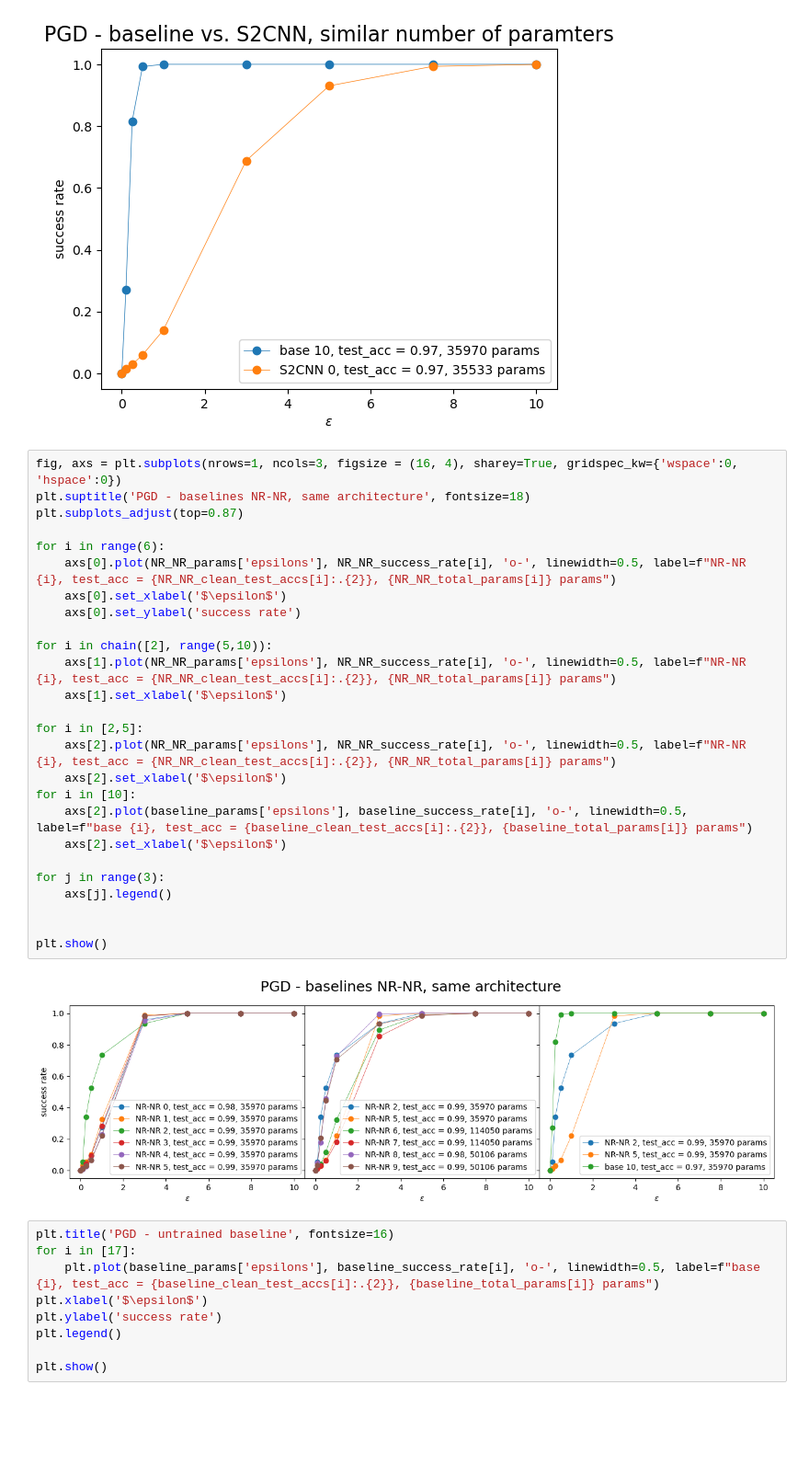
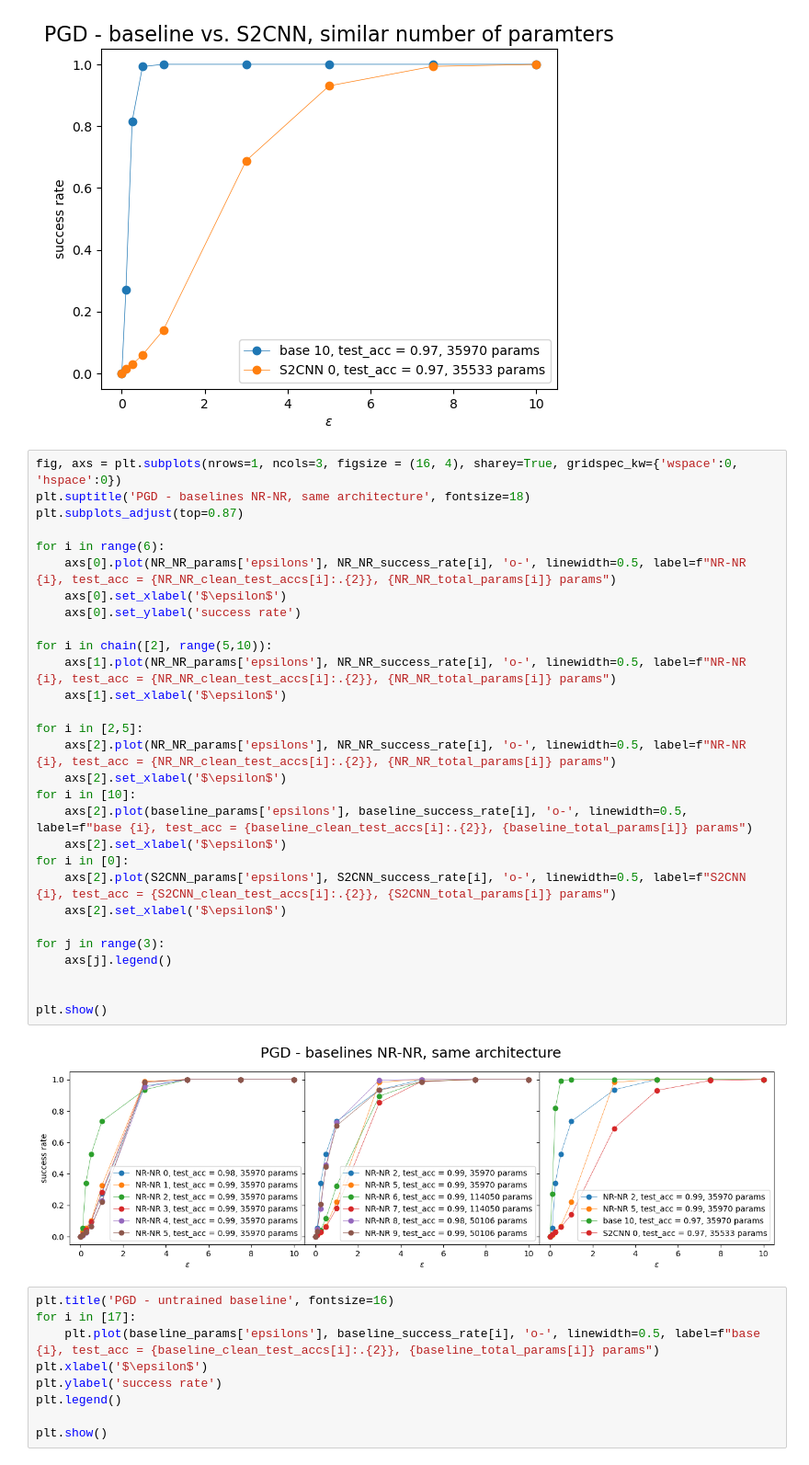
Before and after one commit to Schuh93/sem_seg_s2cnn, a Jupyter notebook: examples/mnist_adv/PGD - results.ipynb, the cells around one changed output. Shown at 92% size. Saved outputs shown, nothing was run; the diff lists cells and outputs as text; blank space fills up the shorter version.

Commit message:
add some plots

```diff
--- a/examples/mnist_adv/PGD - results.ipynb
+++ b/examples/mnist_adv/PGD - results.ipynb
@@ -153,31 +153,34 @@ plt.show()
 # %%
 fig, axs = plt.subplots(nrows=1, ncols=3, figsize = (16, 4), sharey=True, gridspec_kw={'wspace':0, 'hspace':0})
 plt.suptitle('PGD - baselines NR-NR, same architecture', fontsize=18)
 plt.subplots_adjust(top=0.87)
 
 for i in range(6):
     axs[0].plot(NR_NR_params['epsilons'], NR_NR_success_rate[i], 'o-', linewidth=0.5, label=f"NR-NR {i}, test_acc = {NR_NR_clean_test_accs[i]:.{2}}, {NR_NR_total_params[i]} params")
     axs[0].set_xlabel('$\epsilon$')
     axs[0].set_ylabel('success rate')
 
 for i in chain([2], range(5,10)):
     axs[1].plot(NR_NR_params['epsilons'], NR_NR_success_rate[i], 'o-', linewidth=0.5, label=f"NR-NR {i}, test_acc = {NR_NR_clean_test_accs[i]:.{2}}, {NR_NR_total_params[i]} params")
     axs[1].set_xlabel('$\epsilon$')
 
 for i in [2,5]:
     axs[2].plot(NR_NR_params['epsilons'], NR_NR_success_rate[i], 'o-', linewidth=0.5, label=f"NR-NR {i}, test_acc = {NR_NR_clean_test_accs[i]:.{2}}, {NR_NR_total_params[i]} params")
     axs[2].set_xlabel('$\epsilon$')
 for i in [10]:
     axs[2].plot(baseline_params['epsilons'], baseline_success_rate[i], 'o-', linewidth=0.5, label=f"base {i}, test_acc = {baseline_clean_test_accs[i]:.{2}}, {baseline_total_params[i]} params")
     axs[2].set_xlabel('$\epsilon$')
+for i in [0]:
+    axs[2].plot(S2CNN_params['epsilons'], S2CNN_success_rate[i], 'o-', linewidth=0.5, label=f"S2CNN {i}, test_acc = {S2CNN_clean_test_accs[i]:.{2}}, {S2CNN_total_params[i]} params")
+    axs[2].set_xlabel('$\epsilon$')
 
 for j in range(3):
     axs[j].legend()
 
 
 plt.show()
 # %% [output]
-[figure, old version]
+[figure, new version]
 # %%
 plt.title('PGD - untrained baseline', fontsize=16)
 for i in [17]:
```
